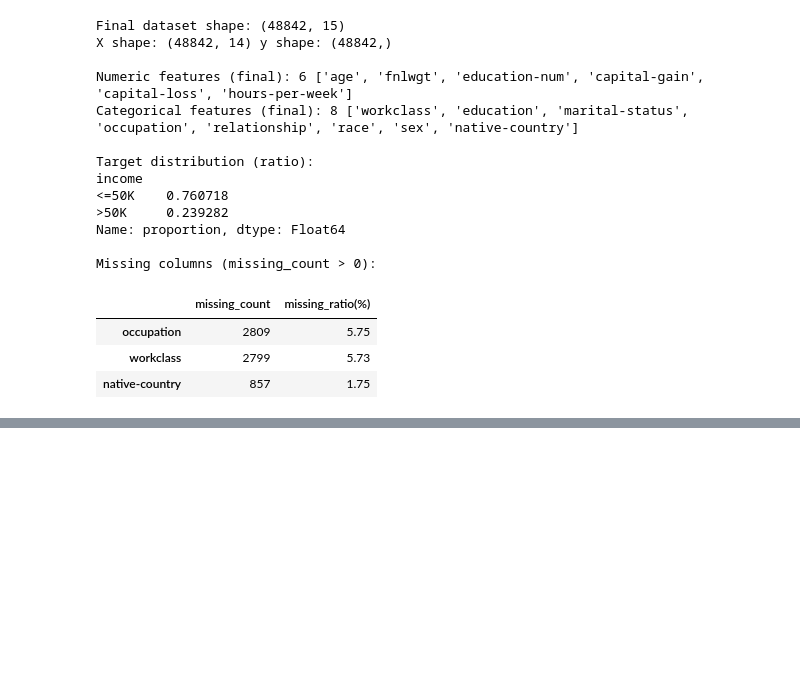
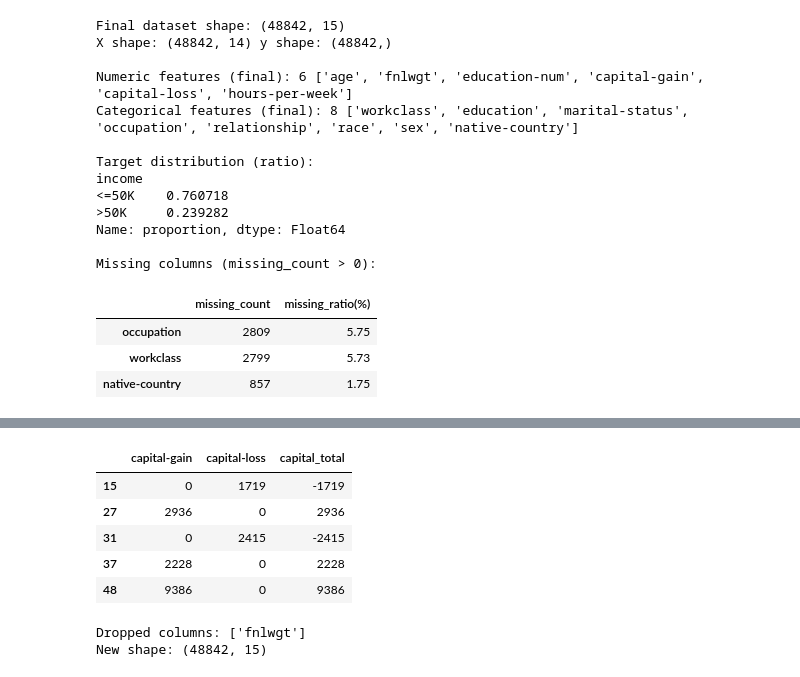
Before and after one commit to kiyanzade/adult-income-ml-pipeline, a Jupyter notebook: adult-income-ml.ipynb, the cells around one changed output, grey strips where cells are left out. Drawn from its saved outputs; the diff is of its cells as text; code cells hidden in the pictures; blank space fills up the shorter version.

```diff
--- a/adult-income-ml.ipynb
+++ b/adult-income-ml.ipynb
@@ -191,0 +181,22 @@ Missing columns (missing_count > 0):
+# %%
+df_fe[df_fe["capital_total"] != 0][
+    ["capital-gain", "capital-loss", "capital_total"]
+].head()
+# %% [output]
+|  | capital-gain | capital-loss | capital_total |
+| 15 | 0 | 1719 | -1719 |
+| 27 | 2936 | 0 | 2936 |
+| 31 | 0 | 2415 | -2415 |
+| 37 | 2228 | 0 | 2228 |
+| 48 | 9386 | 0 | 9386 |
+# %%
+# Drop census weight (usually weakly related to income prediction)
+DROP_COLS = ["fnlwgt"]
+
+df_fe = df_fe.drop(columns=DROP_COLS)
+
+print("Dropped columns:", DROP_COLS)
+print("New shape:", df_fe.shape)
+# %% [output]
+Dropped columns: ['fnlwgt']
+New shape: (48842, 15)
```
Also changed, not shown: parts of 7 cells of this notebook.
